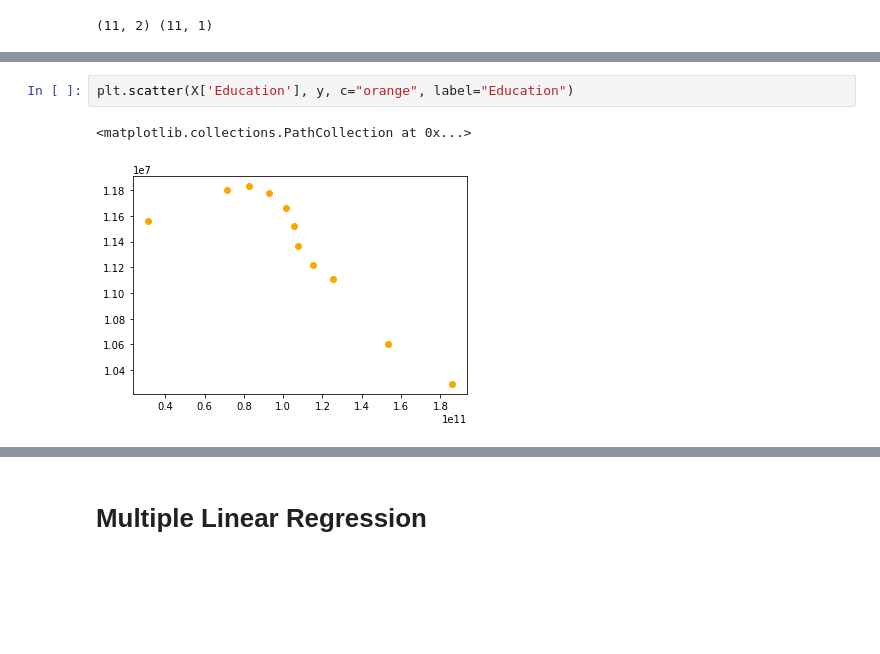
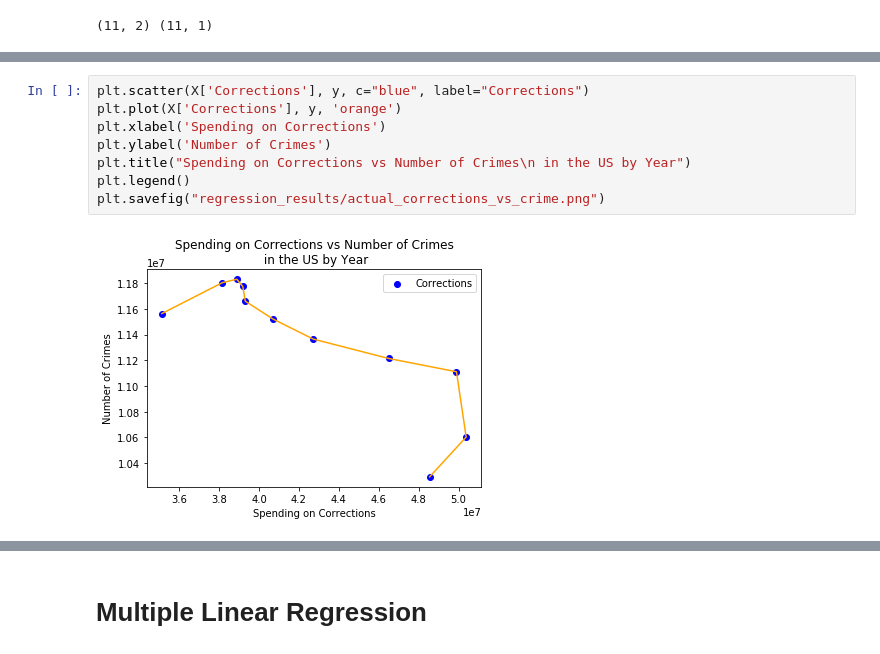
Before and after one commit to bkcno/teamawesome, a Jupyter notebook: Crime_regression_prediction.ipynb, the cells around one changed output, grey strips where cells are left out. Saved outputs shown, nothing was run; the diff lists cells and outputs as text; blank space fills up the shorter version.

```diff
--- a/Crime_regression_prediction.ipynb
+++ b/Crime_regression_prediction.ipynb
@@ -115,5 +114,10 @@ plt.scatter(X['Corrections'], y, c="blue", label="Corrections")
-# %%
-plt.scatter(X['Education'], y, c="orange", label="Education")
-# %% [output]
-<matplotlib.collections.PathCollection at 0x...>
-[figure, removed]
+# %%
+plt.scatter(X['Corrections'], y, c="blue", label="Corrections")
+plt.plot(X['Corrections'], y, 'orange')
+plt.xlabel('Spending on Corrections')
+plt.ylabel('Number of Crimes')
+plt.title("Spending on Corrections vs Number of Crimes\n in the US by Year")
+plt.legend()
+plt.savefig("regression_results/actual_corrections_vs_crime.png")
+# %% [output]
+[figure, added]
```
Also changed, not shown: parts of 12 cells of this notebook.
